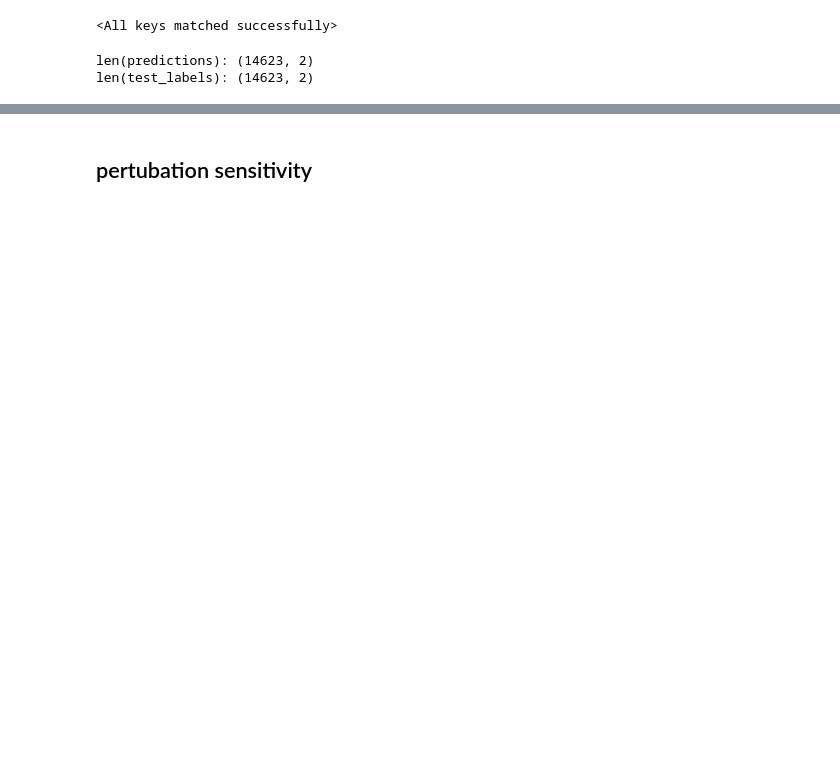
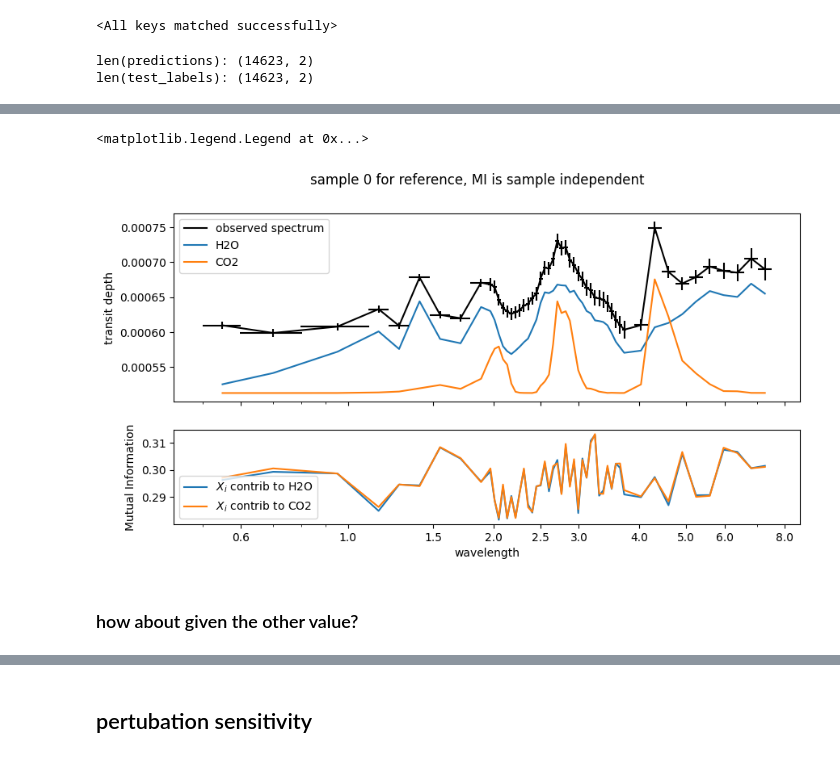
Before and after one commit to Jools-Clarke/SpeciesRetrieval, a Jupyter notebook: information_theory.ipynb, the cells around one changed output, grey strips where cells are left out. Cells and saved outputs as stored; diff of their text form; code cells hidden in the pictures; blank space fills up the shorter version.

```diff
--- a/information_theory.ipynb
+++ b/information_theory.ipynb
@@ -138,6 +190,6 @@ class normaliser():
 # %%
-labels_normaliser = normaliser()
-spectra_normaliser = normaliser()
+labels_normaliser = normaliser_class()
+spectra_normaliser = spectra_normaliser_class()
 
 train_labels_normalised = labels_normaliser.normalise(train_labels, set=True)
 train_spectra_normalised = spectra_normaliser.normalise(train_spectra, set=True)
@@ -261,0 +446,40 @@ plt.show()
+# %%
+i = 0
+all_species = ds.species.values[1:]
+
+fig, ax = plt.subplots(2,1, figsize=(10,5), sharex=True, gridspec_kw={'height_ratios': [2, 1]})
+
+ax_mi = ax[1]
+ax = ax[0]
+
+ax.plot(ds['wavelength'],test_spectra[i,:], "k-", label='observed spectrum')
+
+
+ax.plot(ds['wavelength'], test_h2o[i,:], '-',label='H2O')
+ax.plot(ds['wavelength'], test_co2[i,:], '-',label='CO2')
+
+
+ax.errorbar(ds['wavelength'],test_spectra[i,:],xerr=ds['bin_width']/2, yerr=test_noise[i,:], fmt='none', color='black', )
+# ax.plot(ds['wavelength'],ds['contributions'].sel(sample=i).isel(species = 0).values, "k--", label='total contribution')
+# ax_shap.plot(ds['wavelength'], joint_shap_values[i], 'k-',label='SHAP total')
+
+ax_mi.plot(ds['wavelength'], results_mi[:, 0], label=r'$X_i$ contrib to H2O')
+ax_mi.plot(ds['wavelength'], results_mi[:, 1], label=r'$X_i$ contrib to CO2')
+
+
+ax_mi.set_xlabel('wavelength')
+ax.set_ylabel('transit depth')
+ax_mi.set_ylabel('Mutual Information')
+
+ax.set_xscale('log')
+ax.set_xticks([0.6, 1,1.5, 2, 2.5,3,4, 5, 6,8,])
+ax.get_xaxis().set_major_formatter(plt.ScalarFormatter())
+
+fig.suptitle(f'sample {i} for reference, MI is sample independent')
+ax_mi.legend(loc='lower left')
+ax.legend()
+# %% [output]
+<matplotlib.legend.Legend at 0x...>
+[figure, added]
+# %% [markdown]
+### how about given the other value?
```
Also changed, not shown: parts of 37 cells of this notebook, 6 other files.
